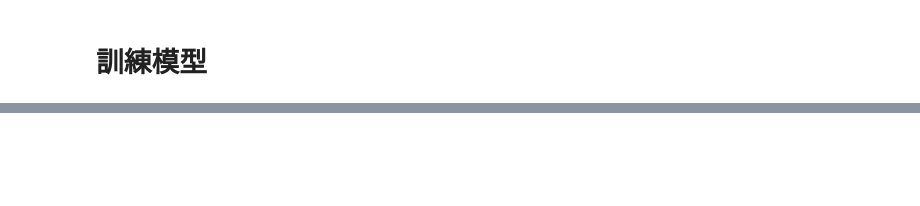
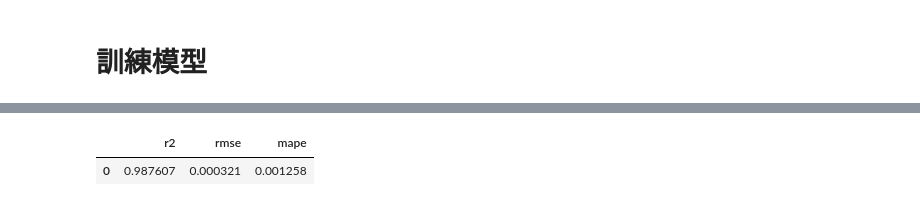
Before and after one commit to skywalker0803r/Wastewater-Biological-Treatment, a Jupyter notebook: 基於注意力機制回歸模型V2(單隻蟲版本).ipynb, the cells around one changed output, grey strips where cells are left out. Drawn from its saved outputs; the diff is of its cells as text; code cells hidden in the pictures; blank space fills up the shorter version.

```diff
--- a/基於注意力機制回歸模型V2(單隻蟲版本).ipynb
+++ b/基於注意力機制回歸模型V2(單隻蟲版本).ipynb
@@ -311,0 +318,3 @@ tensor([[0.2500, 0.2570, 0.2562, 0.2534, 0.2511, 0.2534, 0.2519],
+# %%
+model.eval()
+y_pred = model(y_test)
@@ -311,0 +351,9 @@ tensor([[0.2500, 0.2570, 0.2562, 0.2534, 0.2511, 0.2534, 0.2519],
+# %%
+res = pd.DataFrame()
+res['r2'] = [r2_score(y_test[0], y_pred[0][0].detach())]
+res['rmse'] = [sqrt(mean_squared_error(y_test[0], y_pred[0][0].detach()))]
+res['mape'] = [mean_absolute_percentage_error(y_test[0], y_pred[0][0].detach())]
+res
+# %% [output]
+|  | r2 | rmse | mape |
+| 0 | 0.987607 | 0.000321 | 0.001258 |
```
Also changed, not shown: parts of 13 cells of this notebook.
